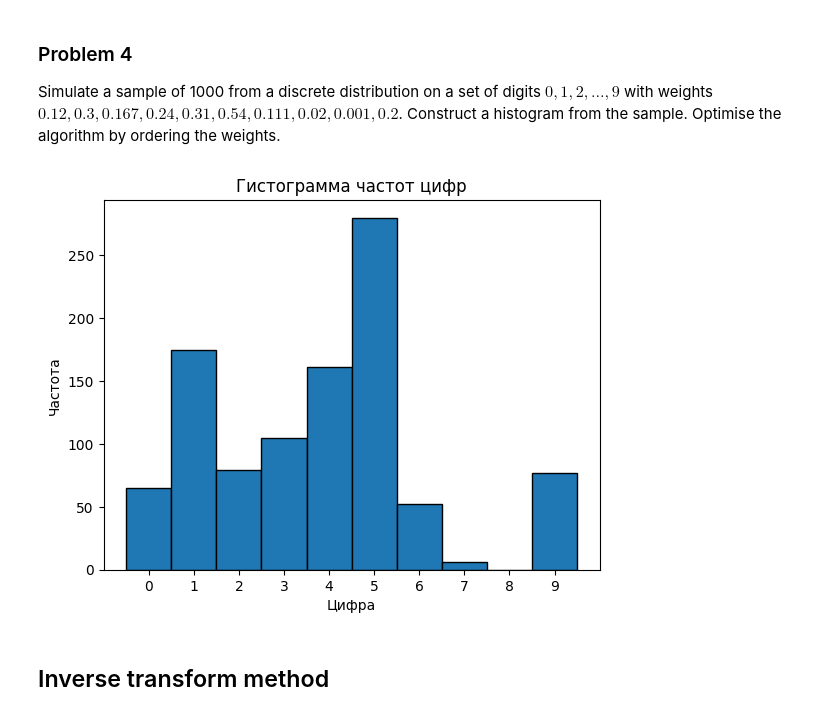
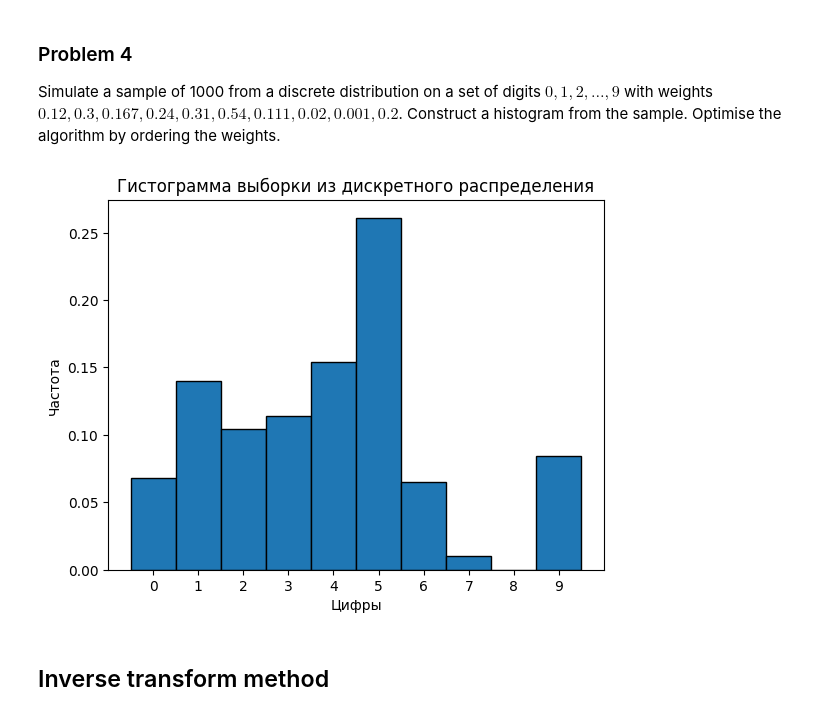
Before and after one commit to kasaiannn/HW, a Jupyter notebook: HW3.ipynb, the cells around one changed output. Cells and saved outputs as stored; diff of their text form; code cells hidden in the pictures.

```diff
--- a/HW3.ipynb
+++ b/HW3.ipynb
@@ -103,44 +94,44 @@ Simulate a sample of 1000 from a discrete distribution on a set of digits $0, 1,
 # %%
 import numpy as np
 import matplotlib.pyplot as plt
 
-# Заданные веса
+# Заданные веса для цифр 0, 1, 2, ..., 9
 weights = np.array([0.12, 0.3, 0.167, 0.24, 0.31, 0.54, 0.111, 0.02, 0.001, 0.2])
-digits = np.arange(10)  # Цифры от 0 до 9
 
-# Нормализация весов
+# Нормализация весов (сумма должна быть равна 1)
 weights /= weights.sum()
 
-# Упорядочивание весов по убыванию
-sorted_indices = np.argsort(-weights)
+# Упорядочивание весов и соответствующих цифр по убыванию
+sorted_indices = np.argsort(weights)[::-1]
 sorted_weights = weights[sorted_indices]
-sorted_digits = digits[sorted_indices]
+sorted_digits = np.arange(10)[sorted_indices]
 
-# Генерация выборки
-sample_size = 1000
-sample = []
+# Создание кумулятивных вероятностей для упорядоченных весов
+cumulative_weights = np.cumsum(sorted_weights)
 
-for _ in range(sample_size):
-    u = np.random.rand()  # Случайное число от 0 до 1
-    cumulative_weight = 0.0
-    for i in range(len(sorted_weights)):
-        cumulative_weight += sorted_weights[i]
-        if u < cumulative_weight:
-            sample.append(sorted_digits[i])  # Выбор цифры
-            break
+# Функция для генерации выборки из дискретного распределения
+def generate_sample(size):
+    # Генерация случайных чисел из равномерного распределения [0, 1]
+    random_numbers = np.random.rand(size)
 
-# Преобразуем выборку в массив numpy
-sample = np.array(sample)
+    # Выбор элементов на основе кумулятивных вероятностей
+    sample_indices = np.searchsorted(cumulative_weights, random_numbers)
+    sample = sorted_digits[sample_indices]
+
+    return sample
+
+# Генерация выборки из 1000 элементов
+sample = generate_sample(1000)
 
 # Построение гистограммы
-plt.hist(sample, bins=np.arange(11) - 0.5, edgecolor='black')
-plt.xticks(np.arange(10))
-plt.xlabel('Цифра')
+plt.hist(sample, bins=np.arange(11) - 0.5, edgecolor='black', density=True)
+plt.xticks(range(10))
+plt.xlabel('Цифры')
 plt.ylabel('Частота')
-plt.title('Гистограмма частот цифр')
+plt.title('Гистограмма выборки из дискретного распределения')
 plt.show()
 # %% [output]
-[figure, old version]
+[figure, new version]
 # %% [markdown]
 ## Inverse transform method
 # %% [markdown]
```
Also changed, not shown: parts of 4 cells of this notebook.
